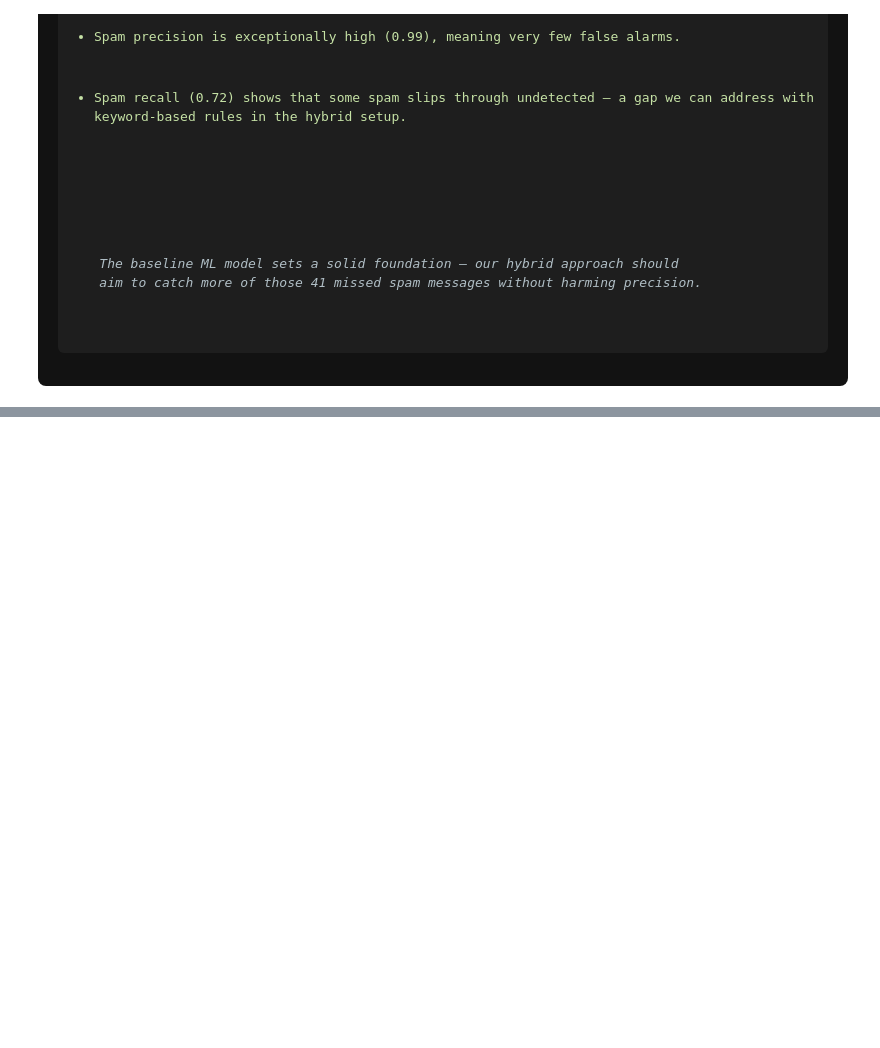
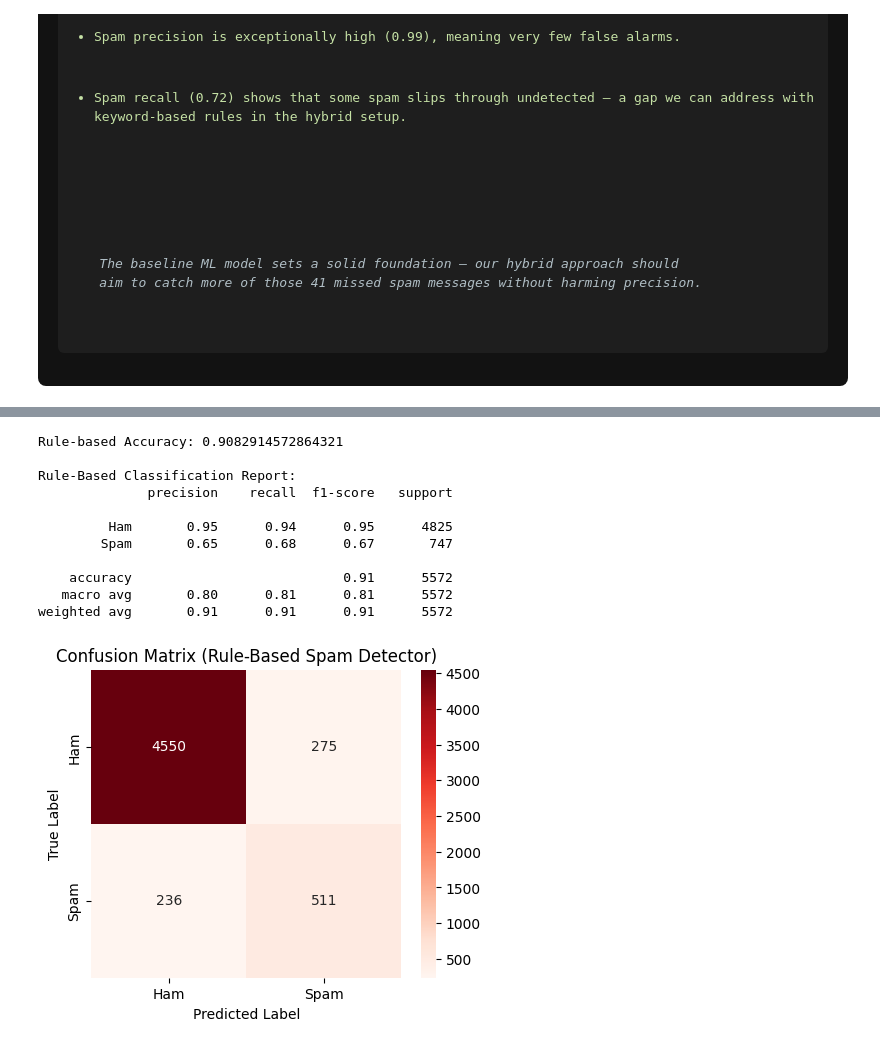
Before and after one commit to alabhastam/Hybrid-Learning-in-AI, a Jupyter notebook: main.ipynb, the cells around one changed output, grey strips where cells are left out. Drawn from its saved outputs; the diff is of its cells as text; code cells hidden in the pictures; blank space fills up the shorter version.

```diff
--- a/main.ipynb
+++ b/main.ipynb
@@ -553,0 +603,57 @@ Weighted Avg:  Precision: 0.96 | Recall: 0.96 | F1‑score: 0.96
+# %%
+# --- Step 4: Rule-Based Spam Detection ---
+
+# Define a list of spam trigger keywords (lowercase)
+trigger_keywords = [
+    "free", "win", "offer", "prize", "cash", "urgent",
+    "claim", "congratulations", "exclusive", "guaranteed",
+    "winner", "selected", "click", "visit", "sms", "text"
+]
+
+# Function to detect spam using keyword rules
+def rule_based_spam_detect(message):
+    # Check if any keyword is present in the message
+    for keyword in trigger_keywords:
+        if keyword in message:
+            return 1  # spam
+    return 0  # ham
+
+# Apply the rule-based detector to cleaned messages
+df["rule_pred"] = df["clean_message"].apply(rule_based_spam_detect)
+
+# --- Quick performance check for rules alone ---
+from sklearn.metrics import classification_report, confusion_matrix, accuracy_score
+
+y_true = df["label"].map({"ham": 0, "spam": 1})
+y_rule = df["rule_pred"]
+
+print("Rule-based Accuracy:", accuracy_score(y_true, y_rule))
+print("\nRule-Based Classification Report:")
+print(classification_report(y_true, y_rule, target_names=["Ham", "Spam"]))
+
+# Confusion matrix for rule-based classifier
+import seaborn as sns
+import matplotlib.pyplot as plt
+
+cm_rule = confusion_matrix(y_true, y_rule)
+plt.figure(figsize=(5,4))
+sns.heatmap(cm_rule, annot=True, fmt='d', cmap="Reds",
+            xticklabels=["Ham", "Spam"],
+            yticklabels=["Ham", "Spam"])
+plt.title("Confusion Matrix (Rule-Based Spam Detector)")
+plt.ylabel("True Label")
+plt.xlabel("Predicted Label")
+plt.show()
+# %% [output]
+Rule-based Accuracy: 0.9082914572864321
+
+Rule-Based Classification Report:
+              precision    recall  f1-score   support
+
+         Ham       0.95      0.94      0.95      4825
+        Spam       0.65      0.68      0.67       747
+
+    accuracy                           0.91      5572
+   macro avg       0.80      0.81      0.81      5572
+weighted avg       0.91      0.91      0.91      5572
+[figure, added]
```
Also changed, not shown: parts of 4 cells of this notebook.
